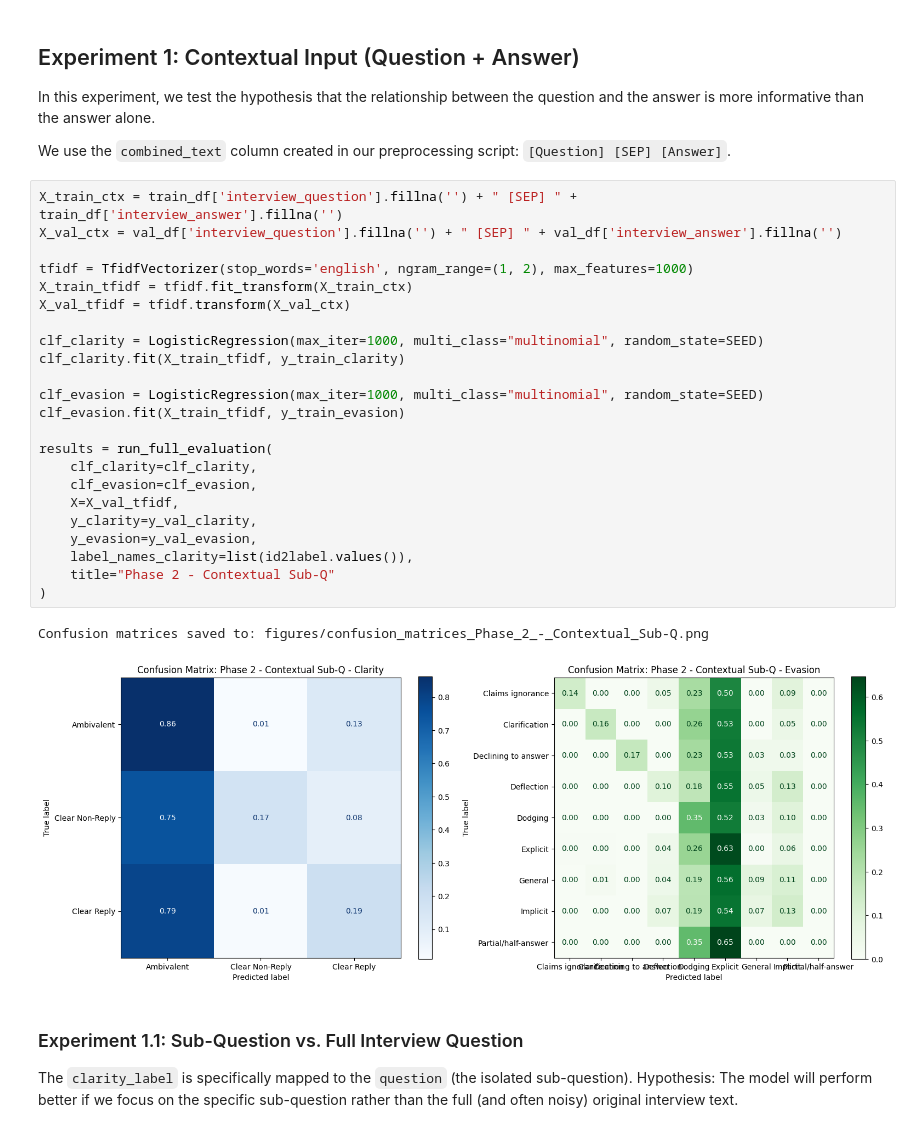
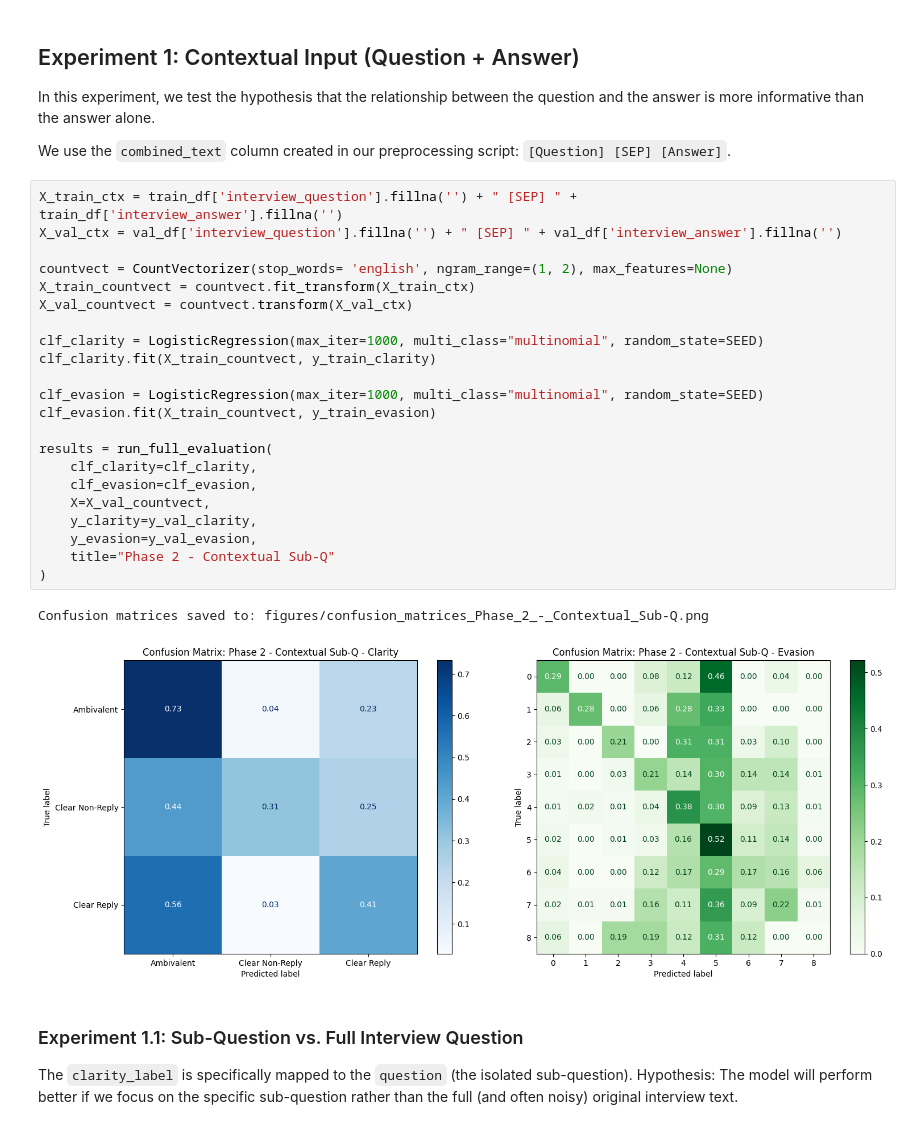
Before and after one commit to pina131714/NLP_Assignment_1, a Jupyter notebook: Phase_2.ipynb, the cells around one changed output. Drawn from its saved outputs; the diff is of its cells as text.

```diff
--- a/Phase_2.ipynb
+++ b/Phase_2.ipynb
@@ -29,29 +29,28 @@ We use the `combined_text` column created in our preprocessing script: `[Questio
 # %%
 X_train_ctx = train_df['interview_question'].fillna('') + " [SEP] " + train_df['interview_answer'].fillna('')
 X_val_ctx = val_df['interview_question'].fillna('') + " [SEP] " + val_df['interview_answer'].fillna('')
 
-tfidf = TfidfVectorizer(stop_words='english', ngram_range=(1, 2), max_features=1000)
-X_train_tfidf = tfidf.fit_transform(X_train_ctx)
-X_val_tfidf = tfidf.transform(X_val_ctx)
+countvect = CountVectorizer(stop_words= 'english', ngram_range=(1, 2), max_features=None)
+X_train_countvect = countvect.fit_transform(X_train_ctx)
+X_val_countvect = countvect.transform(X_val_ctx)
 
 clf_clarity = LogisticRegression(max_iter=1000, multi_class="multinomial", random_state=SEED)
-clf_clarity.fit(X_train_tfidf, y_train_clarity)
+clf_clarity.fit(X_train_countvect, y_train_clarity)
 
 clf_evasion = LogisticRegression(max_iter=1000, multi_class="multinomial", random_state=SEED)
-clf_evasion.fit(X_train_tfidf, y_train_evasion)
+clf_evasion.fit(X_train_countvect, y_train_evasion)
 
 results = run_full_evaluation(
     clf_clarity=clf_clarity,
     clf_evasion=clf_evasion,
-    X=X_val_tfidf,
+    X=X_val_countvect,
     y_clarity=y_val_clarity,
     y_evasion=y_val_evasion,
-    label_names_clarity=list(id2label.values()),
     title="Phase 2 - Contextual Sub-Q"
 )
 # %% [output]
 Confusion matrices saved to: figures/confusion_matrices_Phase_2_-_Contextual_Sub-Q.png
-[figure, old version]
+[figure, new version]
 # %% [markdown]
 ### Experiment 1.1: Sub-Question vs. Full Interview Question
 The `clarity_label` is specifically mapped to the `question` (the isolated sub-question).
```
Also changed, not shown: parts of 5 cells of this notebook.
